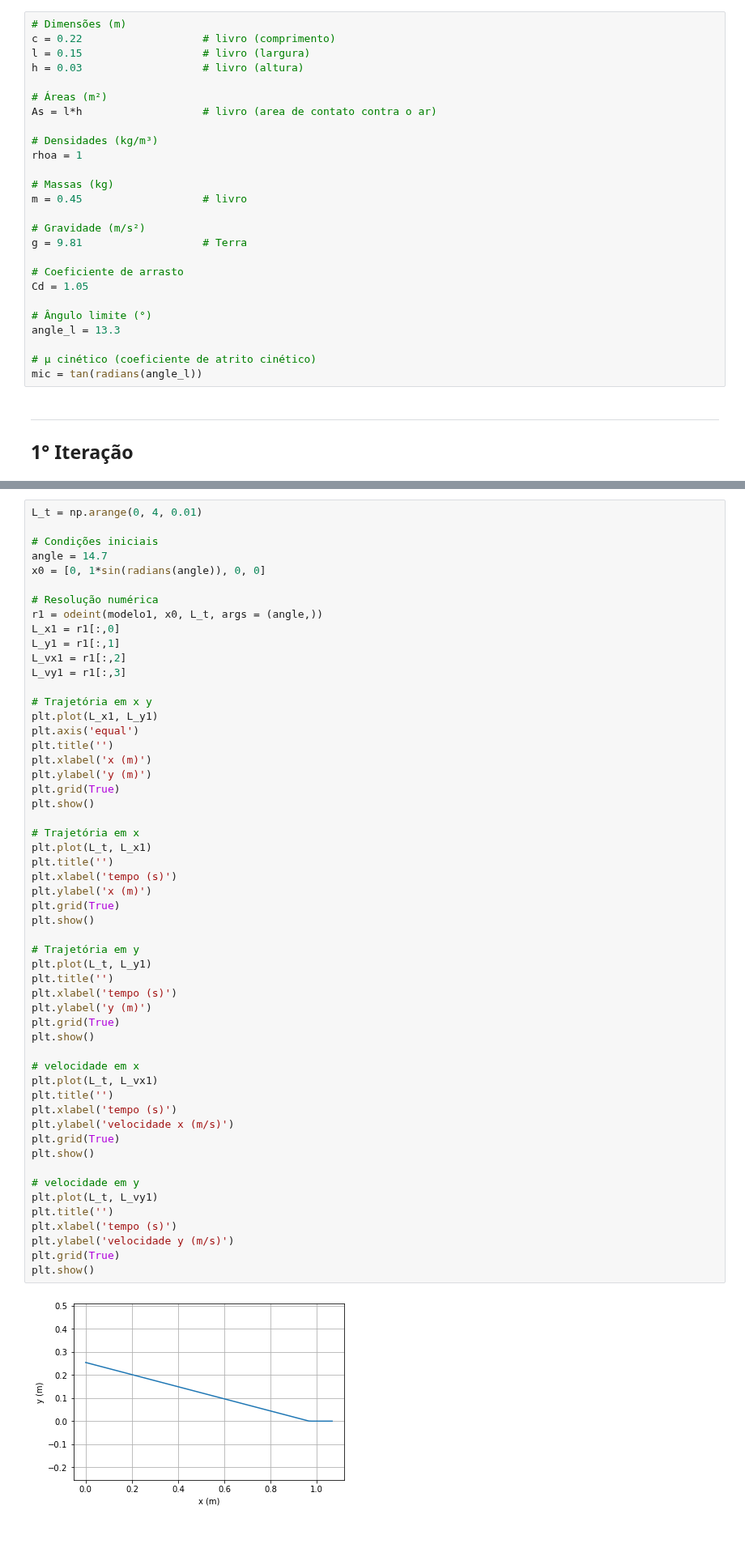
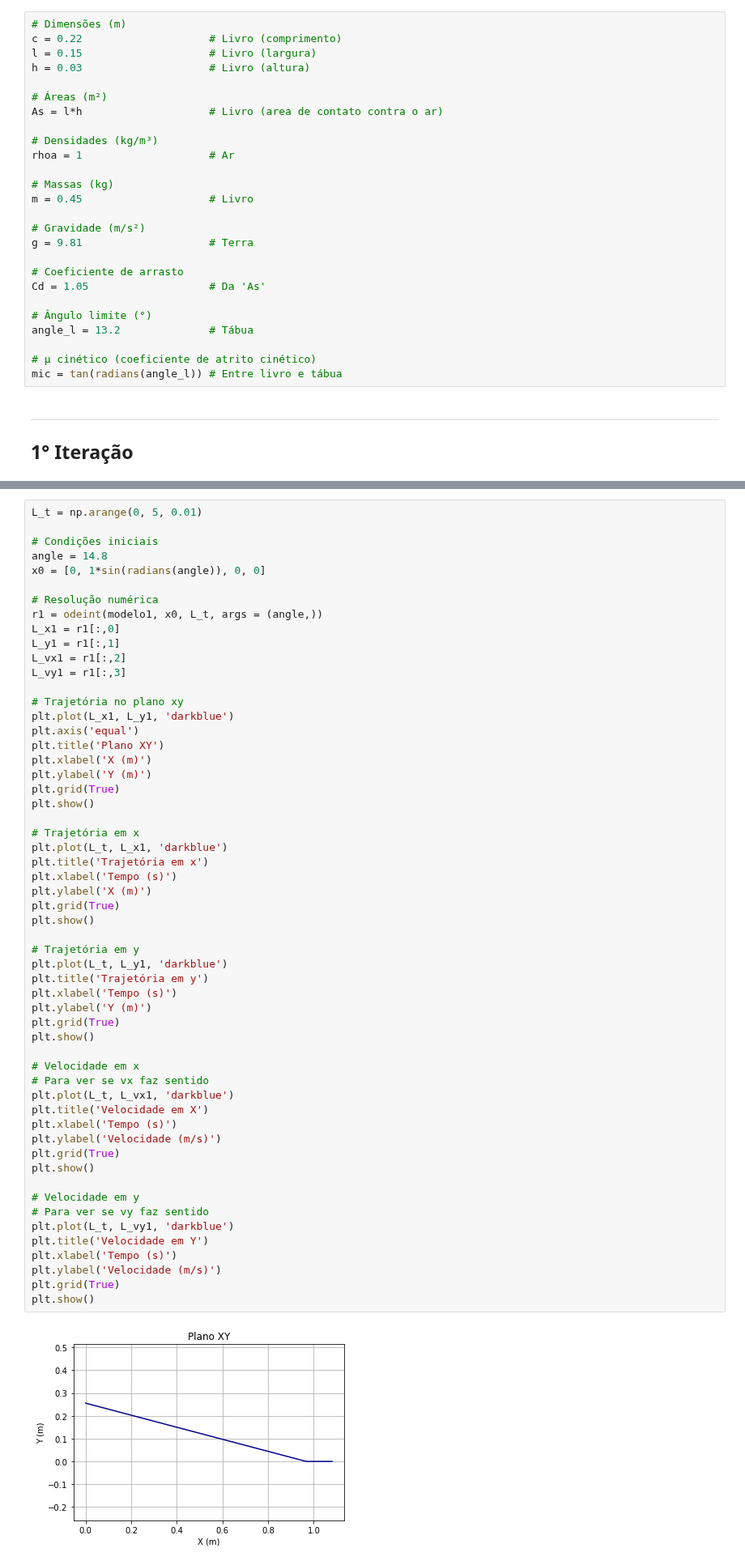
Before and after one commit to pedroivoal/Modsim-P3, a Jupyter notebook: Implementação/modelo.ipynb, the cells around one changed output, grey strips where cells are left out. Shown at 81% size. Saved outputs shown, nothing was run; the diff lists cells and outputs as text; blank space fills up the shorter version.

```diff
--- a/Implementação/modelo.ipynb
+++ b/Implementação/modelo.ipynb
@@ -16,30 +16,30 @@ from math import *
 ## Parâmetros
 # %%
 # Dimensões (m)
-c = 0.22                   # livro (comprimento)
-l = 0.15                   # livro (largura)
-h = 0.03                   # livro (altura)
+c = 0.22                    # Livro (comprimento)
+l = 0.15                    # Livro (largura)
+h = 0.03                    # Livro (altura)
 
 # Áreas (m²)
-As = l*h                   # livro (area de contato contra o ar)
+As = l*h                    # Livro (area de contato contra o ar)
 
 # Densidades (kg/m³)
-rhoa = 1
+rhoa = 1                    # Ar
 
 # Massas (kg)
-m = 0.45                   # livro
+m = 0.45                    # Livro
 
 # Gravidade (m/s²)
-g = 9.81                   # Terra
+g = 9.81                    # Terra
 
 # Coeficiente de arrasto
-Cd = 1.05
+Cd = 1.05                   # Da 'As'
 
 # Ângulo limite (°)
-angle_l = 13.3
+angle_l = 13.2              # Tábua
 
 # μ cinético (coeficiente de atrito cinético)
-mic = tan(radians(angle_l))
+mic = tan(radians(angle_l)) # Entre livro e tábua
 # %% [markdown]
 ----
 ## 1° Iteração
@@ -76,58 +76,60 @@ def modelo1 (X, t, angle):
     else:
         return [dxdt, dydt, dvxdt, dvydt]
 # %%
-L_t = np.arange(0, 4, 0.01)
+L_t = np.arange(0, 5, 0.01)
 
 # Condições iniciais
-angle = 14.7
+angle = 14.8
 x0 = [0, 1*sin(radians(angle)), 0, 0]
 
 # Resolução numérica
 r1 = odeint(modelo1, x0, L_t, args = (angle,))
 L_x1 = r1[:,0]
 L_y1 = r1[:,1]
 L_vx1 = r1[:,2]
 L_vy1 = r1[:,3]
 
-# Trajetória em x y
-plt.plot(L_x1, L_y1)
+# Trajetória no plano xy
+plt.plot(L_x1, L_y1, 'darkblue')
 plt.axis('equal')
-plt.title('')
-plt.xlabel('x (m)')
-plt.ylabel('y (m)')
+plt.title('Plano XY')
+plt.xlabel('X (m)')
+plt.ylabel('Y (m)')
 plt.grid(True)
 plt.show()
 
 # Trajetória em x
-plt.plot(L_t, L_x1)
-plt.title('')
-plt.xlabel('tempo (s)')
-plt.ylabel('x (m)')
+plt.plot(L_t, L_x1, 'darkblue')
+plt.title('Trajetória em x')
+plt.xlabel('Tempo (s)')
+plt.ylabel('X (m)')
 plt.grid(True)
 plt.show()
 
 # Trajetória em y
-plt.plot(L_t, L_y1)
-plt.title('')
-plt.xlabel('tempo (s)')
-plt.ylabel('y (m)')
+plt.plot(L_t, L_y1, 'darkblue')
+plt.title('Trajetória em y')
+plt.xlabel('Tempo (s)')
+plt.ylabel('Y (m)')
 plt.grid(True)
 plt.show()
 
-# velocidade em x
-plt.plot(L_t, L_vx1)
-plt.title('')
-plt.xlabel('tempo (s)')
-plt.ylabel('velocidade x (m/s)')
+# Velocidade em x
+# Para ver se vx faz sentido
+plt.plot(L_t, L_vx1, 'darkblue')
+plt.title('Velocidade em X')
+plt.xlabel('Tempo (s)')
+plt.ylabel('Velocidade (m/s)')
 plt.grid(True)
 plt.show()
 
-# velocidade em y
-plt.plot(L_t, L_vy1)
-plt.title('')
-plt.xlabel('tempo (s)')
-plt.ylabel('velocidade y (m/s)')
+# Velocidade em y
+# Para ver se vy faz sentido
+plt.plot(L_t, L_vy1, 'darkblue')
+plt.title('Velocidade em Y')
+plt.xlabel('Tempo (s)')
+plt.ylabel('Velocidade (m/s)')
 plt.grid(True)
 plt.show()
 # %% [output]
-[figure, old version]
+[figure, new version]
```
Also changed, not shown: parts of 3 cells of this notebook.
